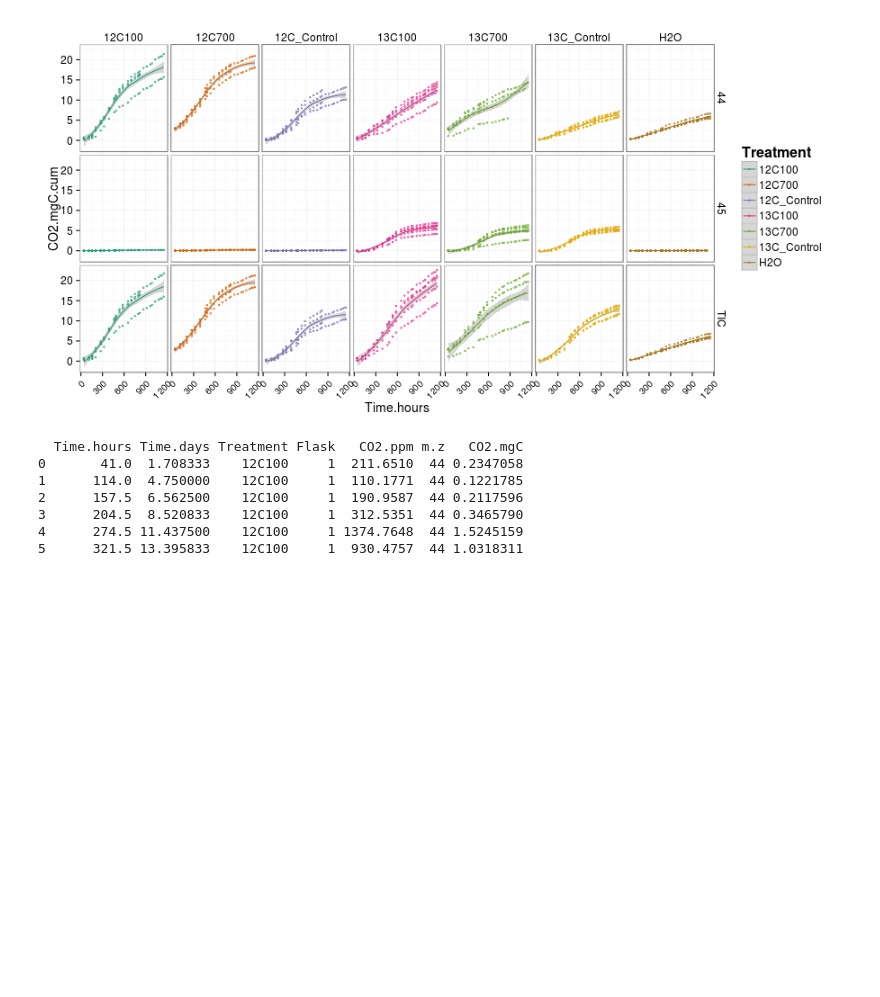
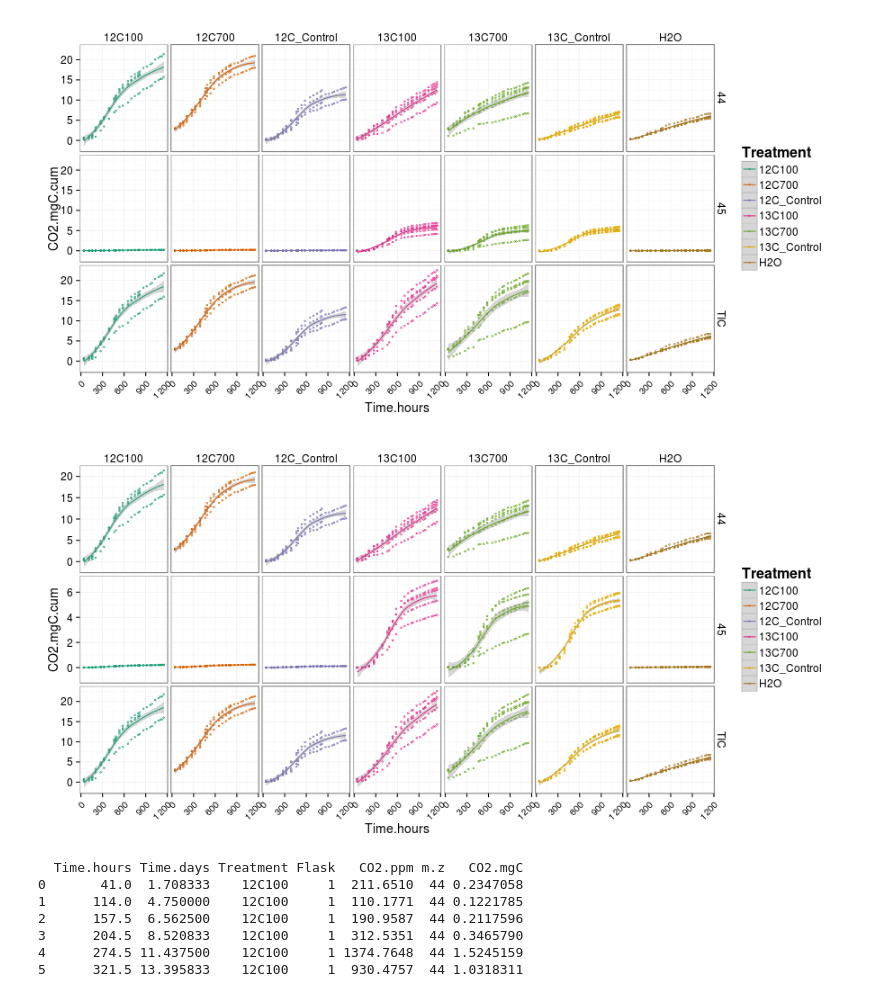
Before and after one commit to acampbellina/priming, a Jupyter notebook: gas_data.ipynb, the cells around one changed output. Cells and saved outputs as stored; diff of their text form; code cells hidden in the pictures; blank space fills up the shorter version.

```diff
--- a/gas_data.ipynb
+++ b/gas_data.ipynb
@@ -80,9 +77,9 @@ head(rdf_gas)
 # %%
 %%R
 d = rdf_gas %>%
-    #na.omit() %>%
+    filter(Flask != 35) %>%
     group_by(Flask, m.z, Treatment) %>%
     arrange(Time.hours) %>%
-    mutate(CO2.mgC.cum = cumsum(CO2.mgC))
+    mutate(CO2.mgC.cum = cumsum(na.approx(CO2.mgC, rule=2)))
 d
 # %% [output]
@@ -133,6 +130,32 @@ p = p + scale_color_brewer(palette="Dark2")
 p
 # %% [output]
 [figure]
+# %%
+%%R -w 900 -h 450
+
+p = ggplot(d, aes(x = Time.hours, y = CO2.mgC.cum, group = Flask, color = Treatment))
+
+p = p  + facet_grid(m.z ~ Treatment, scales = "free_y")
+
+p = p + geom_point(size = 0.75, shape = 21)
+
+p = p + stat_smooth(method = "loess", aes(group = 1))
+
+p = p + theme_bw()
+
+p = p + theme(strip.background = element_blank(),
+              strip.text = element_text(size = 12),
+              axis.text.y = element_text(size = 12),
+              axis.text.x = element_text(size = 10, angle = 45, hjust = 1),
+              axis.title = element_text(size = 14),
+              legend.title = element_text(size = 16),
+              legend.text = element_text(size = 12))
+
+p = p + scale_color_brewer(palette="Dark2")
+
+p
+# %% [output]
+[figure, added]
 # %%
 %%R
 head(rdf_gas)
```
Also changed, not shown: parts of 2 cells of this notebook.
